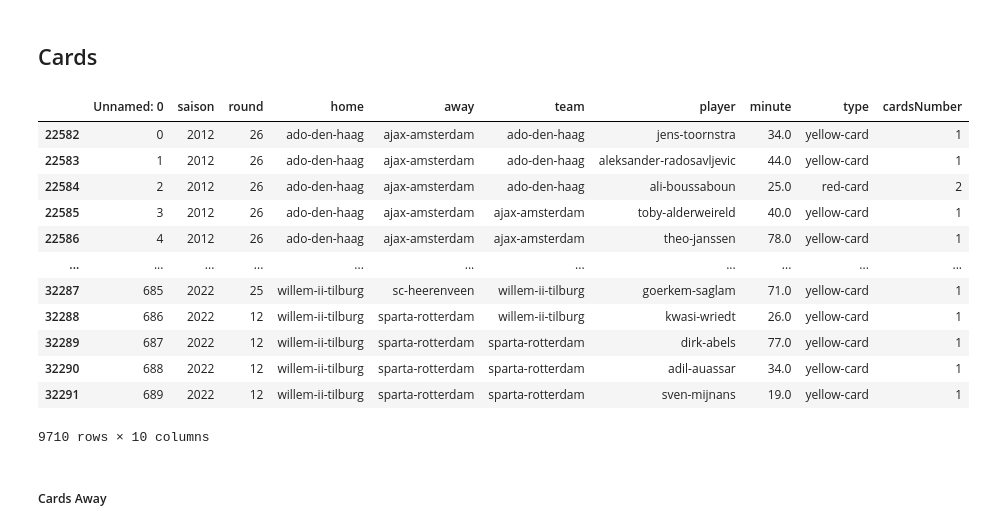
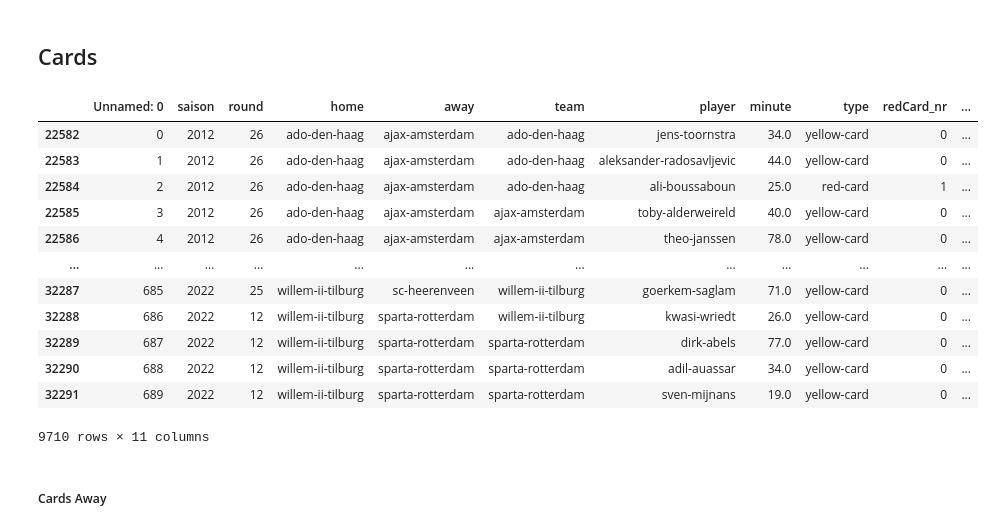
Before and after one commit to mohammedaljader/Football_Predictions_ML, a Jupyter notebook: notebook.ipynb, the cells around one changed output. Drawn from its saved outputs; the diff is of its cells as text; code cells hidden in the pictures.

```diff
--- a/notebook.ipynb
+++ b/notebook.ipynb
@@ -354,49 +354,52 @@ Name: goalNumber, dtype: int64
 # %%
 # Some clubs have different names
 # We replace it to one name
 Duplicates(raw_cards_file, "club", "afc-ajax", "ajax-amsterdam")
 Duplicates(raw_cards_file, "club", "willem-ii", "willem-ii-tilburg")
 Duplicates(raw_cards_file, "club", "mvv", "mvv-maastricht")
 Duplicates(raw_cards_file, "club", "vitesse", "vitesse-arnhem")
 Duplicates(raw_cards_file, "club", "sc-cambuur", "cambuur-leeuwarden")
 Duplicates(raw_cards_file, "club", "feyenoord", "feyenoord-rotterdam")
 Duplicates(raw_cards_file, "club", "go-ahead-eagles_2", "go-ahead-eagles")
 
 # The cards have different names and we convert them to numbers in order to count them
 Duplicates(raw_cards_file, "card", "rode kaart", "red-card")
 Duplicates(raw_cards_file, "card", "rode", "red-card")
 Duplicates(raw_cards_file, "card", "kaartrode", "red-card")
 Duplicates(raw_cards_file, "card", "gele kaart", "yellow-card")
 Duplicates(raw_cards_file, "card", "gele", "yellow-card")
 Duplicates(raw_cards_file, "card", "kaartgele", "yellow-card")
 
 # convert the season to int
 raw_cards_file['saison'] = raw_cards_file['saison'].apply(toOneSeason)
 raw_cards_file['saison'] = raw_cards_file['saison'].astype(int)
 
 # filter the last 10 seasons
 filterSeasonCards = raw_cards_file[(raw_cards_file['saison'] >= 2012)]
 
 # make new dataframe in order to aggregate
 dfCards = pd.DataFrame(filterSeasonCards)
-cardsNumber= dfCards['type']
-dfCards['cardsNumber'] = cardsNumber
-dfCards["cardsNumber"].replace({"red-card": 2, "yellow-card": 1}, inplace=True)
+redCard = dfCards['type']
+yellowCard= dfCards['type']
+dfCards['redCard_nr'] = redCard
+dfCards['yellowCard_nr'] = redCard
+dfCards["redCard_nr"].replace({"red-card": 1, "yellow-card": 0}, inplace=True)
+dfCards["yellowCard_nr"].replace({"red-card": 0, "yellow-card": 1}, inplace=True)
 dfCards
 # %% [output]
-|  | Unnamed: 0 | saison | round | home | away | team | player | minute | type | cardsNumber |
-| 22582 | 0 | 2012 | 26 | ado-den-haag | ajax-amsterdam | ado-den-haag | jens-toornstra | 34.0 | yellow-card | 1 |
-| 22583 | 1 | 2012 | 26 | ado-den-haag | ajax-amsterdam | ado-den-haag | aleksander-radosavljevic | 44.0 | yellow-card | 1 |
-| 22584 | 2 | 2012 | 26 | ado-den-haag | ajax-amsterdam | ado-den-haag | ali-boussaboun | 25.0 | red-card | 2 |
-| 22585 | 3 | 2012 | 26 | ado-den-haag | ajax-amsterdam | ajax-amsterdam | toby-alderweireld | 40.0 | yellow-card | 1 |
-| 22586 | 4 | 2012 | 26 | ado-den-haag | ajax-amsterdam | ajax-amsterdam | theo-janssen | 78.0 | yellow-card | 1 |
-| ... | ... | ... | ... | ... | ... | ... | ... | ... | ... | ... |
-| 32287 | 685 | 2022 | 25 | willem-ii-tilburg | sc-heerenveen | willem-ii-tilburg | goerkem-saglam | 71.0 | yellow-card | 1 |
-| 32288 | 686 | 2022 | 12 | willem-ii-tilburg | sparta-rotterdam | willem-ii-tilburg | kwasi-wriedt | 26.0 | yellow-card | 1 |
-| 32289 | 687 | 2022 | 12 | willem-ii-tilburg | sparta-rotterdam | sparta-rotterdam | dirk-abels | 77.0 | yellow-card | 1 |
-| 32290 | 688 | 2022 | 12 | willem-ii-tilburg | sparta-rotterdam | sparta-rotterdam | adil-auassar | 34.0 | yellow-card | 1 |
-| 32291 | 689 | 2022 | 12 | willem-ii-tilburg | sparta-rotterdam | sparta-rotterdam | sven-mijnans | 19.0 | yellow-card | 1 |
+|  | Unnamed: 0 | saison | round | home | away | team | player | minute | type | redCard_nr | ... |
+| 22582 | 0 | 2012 | 26 | ado-den-haag | ajax-amsterdam | ado-den-haag | jens-toornstra | 34.0 | yellow-card | 0 | ... |
+| 22583 | 1 | 2012 | 26 | ado-den-haag | ajax-amsterdam | ado-den-haag | aleksander-radosavljevic | 44.0 | yellow-card | 0 | ... |
+| 22584 | 2 | 2012 | 26 | ado-den-haag | ajax-amsterdam | ado-den-haag | ali-boussaboun | 25.0 | red-card | 1 | ... |
+| 22585 | 3 | 2012 | 26 | ado-den-haag | ajax-amsterdam | ajax-amsterdam | toby-alderweireld | 40.0 | yellow-card | 0 | ... |
+| 22586 | 4 | 2012 | 26 | ado-den-haag | ajax-amsterdam | ajax-amsterdam | theo-janssen | 78.0 | yellow-card | 0 | ... |
+| ... | ... | ... | ... | ... | ... | ... | ... | ... | ... | ... | ... |
+| 32287 | 685 | 2022 | 25 | willem-ii-tilburg | sc-heerenveen | willem-ii-tilburg | goerkem-saglam | 71.0 | yellow-card | 0 | ... |
+| 32288 | 686 | 2022 | 12 | willem-ii-tilburg | sparta-rotterdam | willem-ii-tilburg | kwasi-wriedt | 26.0 | yellow-card | 0 | ... |
+| 32289 | 687 | 2022 | 12 | willem-ii-tilburg | sparta-rotterdam | sparta-rotterdam | dirk-abels | 77.0 | yellow-card | 0 | ... |
+| 32290 | 688 | 2022 | 12 | willem-ii-tilburg | sparta-rotterdam | sparta-rotterdam | adil-auassar | 34.0 | yellow-card | 0 | ... |
+| 32291 | 689 | 2022 | 12 | willem-ii-tilburg | sparta-rotterdam | sparta-rotterdam | sven-mijnans | 19.0 | yellow-card | 0 | ... |
-9710 rows × 10 columns
+9710 rows × 11 columns
 # %%
 # filter the home and away team
 filterHomeTeam = dfCards[ (dfCards['home'] == dfCards['team'])]
```
Also changed, not shown: parts of 40 cells of this notebook.
